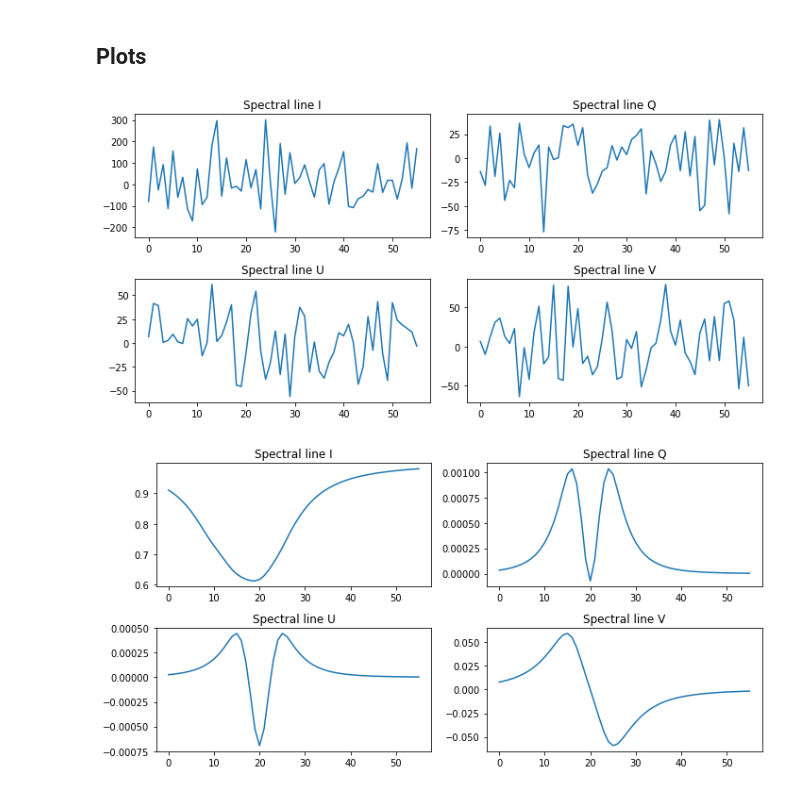
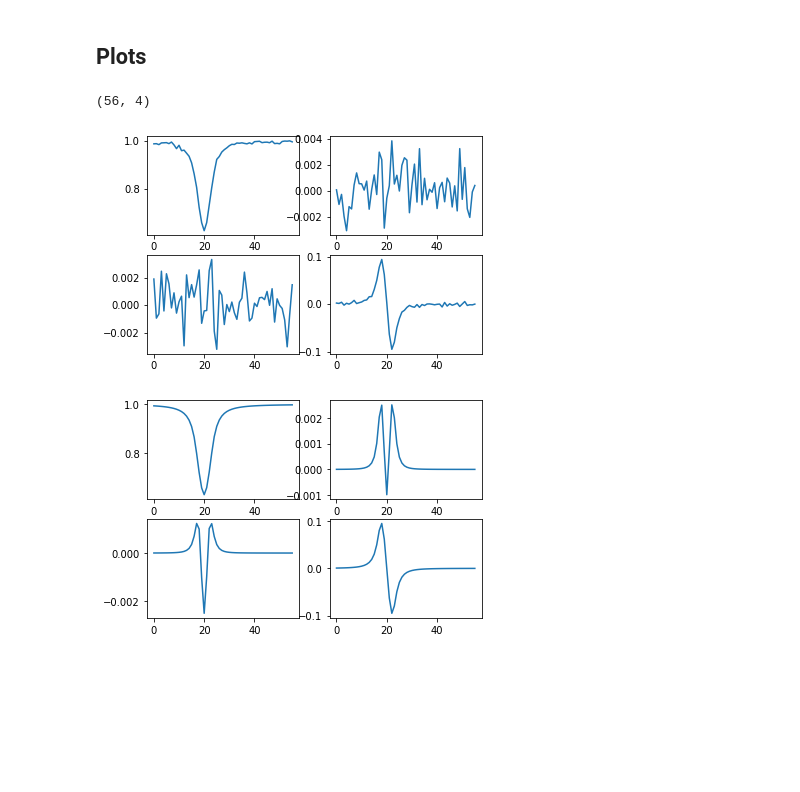
Before and after one commit to iknyazeva/InverseProblem, a Jupyter notebook: notebooks/noise_lines_plots.ipynb, the cells around one changed output. Drawn from its saved outputs; the diff is of its cells as text; code cells hidden in the pictures; blank space fills up the shorter version.

Commit message:
merged and fixed noise

```diff
--- a/notebooks/noise_lines_plots.ipynb
+++ b/notebooks/noise_lines_plots.ipynb
@@ -9,19 +7,27 @@ param_vec = [1000., 15., 20., 30., 1., 50., 0.5, 0.5, 0, 0.7, -9]
+# %%
+param_vec = np.array([500, 20, 20, 20, 1, 10, 10000, 10000, 0, 1, 0])
 # %%
 hinode = HinodeME(param_vec)
 noised = hinode.compute_spectrum()
-# %%
-def plot_lines(lines):
-    line_type = ['I','Q','U','V']
-    fig, ax = plt.subplots(2,2, figsize = (10,5))
-    for i in range(4):
-        ax[i//2][i%2].plot(lines[:, i]); ax[i//2][i%2].set_title(f'Spectral line {line_type[i]}')
-    fig.set_tight_layout(tight = True)
-
-a = plot_lines(noised)
-# %% [output]
-[figure, removed]
+# %%
+noised[0].shape
+# %% [output]
+(56, 4)
+# %%
+def plot_spectrum(profile):
+
+    plt.title('sample spectrum')
+
+
+    for i in range(4):
+        plt.subplot(2,2,i+1)
+        plt.plot((profile.T)[i])
+
+a = plot_spectrum(noised)
+# %% [output]
+[figure, added]
 # %%
 no_noise = hinode.compute_spectrum(with_noise=False)
-plot_lines(no_noise)
+plot_spectrum(no_noise)
 # %% [output]
-[figure, old version]
+[figure, new version]
```
Also changed, not shown: parts of 1 cell of this notebook, 1 other file.
